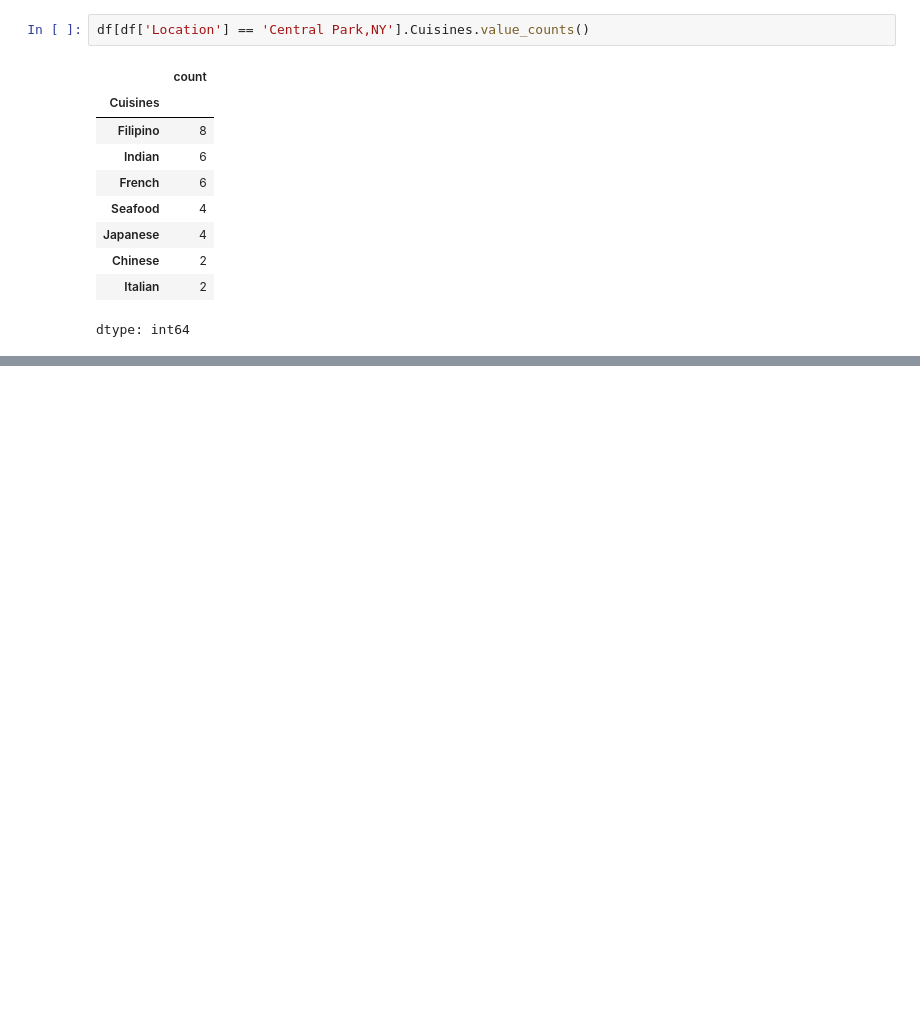
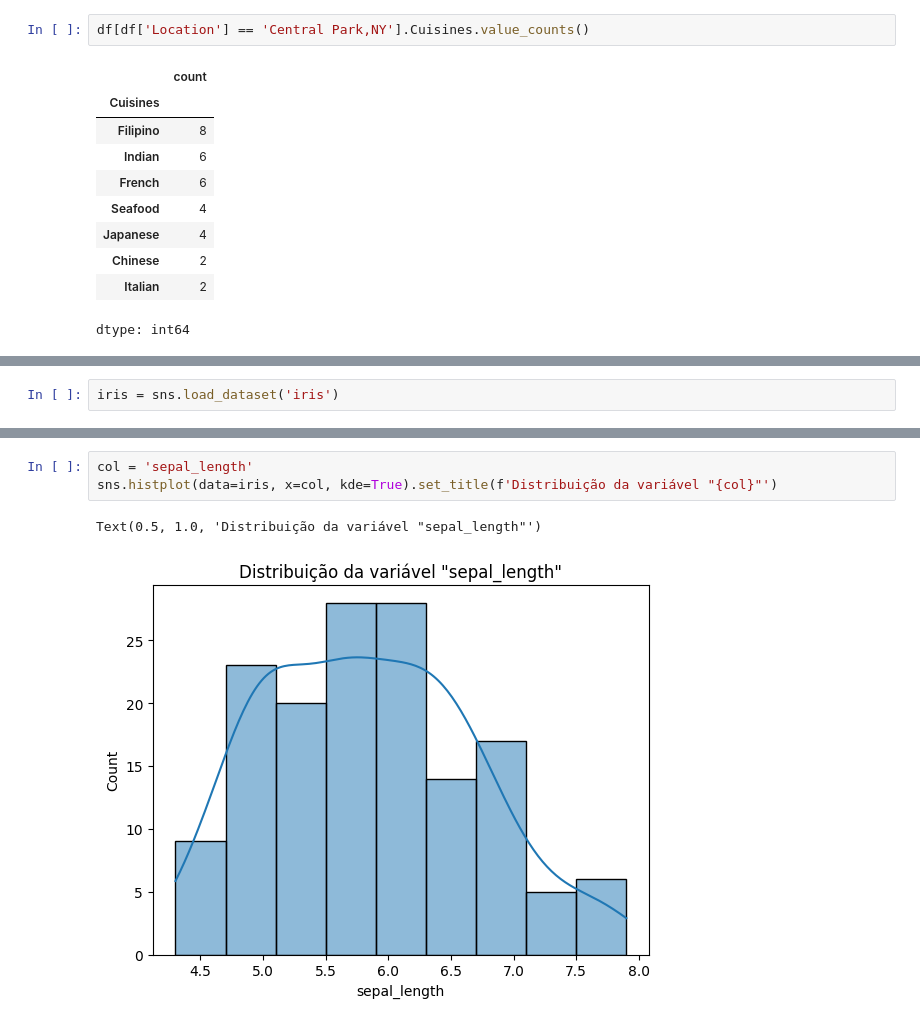
Before and after one commit to matheusvazdata/aed-ada-santander, a Jupyter notebook: Análise_Exploratória_de_Dados.ipynb, the cells around one changed output, grey strips where cells are left out. Drawn from its saved outputs; the diff is of its cells as text; blank space fills up the shorter version.

```diff
--- a/Análise_Exploratória_de_Dados.ipynb
+++ b/Análise_Exploratória_de_Dados.ipynb
@@ -219,0 +492,2 @@ dtype: int64
+# %%
+iris = sns.load_dataset('iris')
@@ -219,0 +524,6 @@ dtype: int64
+# %%
+col = 'sepal_length'
+sns.histplot(data=iris, x=col, kde=True).set_title(f'Distribuição da variável "{col}"')
+# %% [output]
+Text(0.5, 1.0, 'Distribuição da variável "sepal_length"')
+[figure, added]
```
Also changed, not shown: parts of 51 cells of this notebook.
